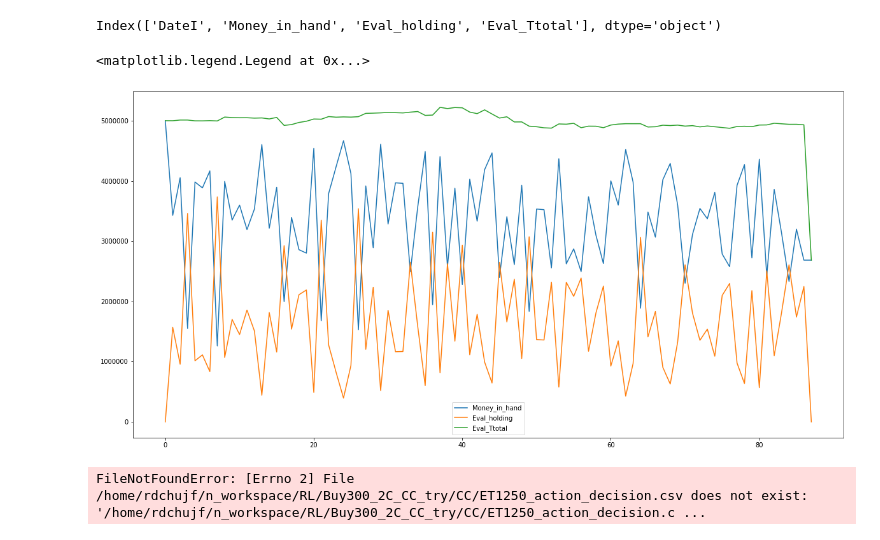
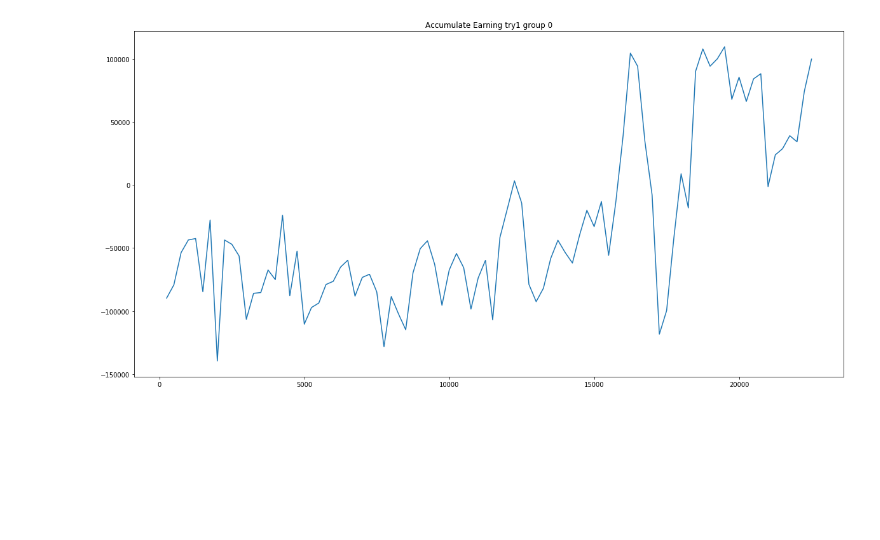
Before and after one commit to 1323767083/2020P3, a Jupyter notebook: Z_CC.ipynb, the cells around one changed output. Cells and saved outputs as stored; diff of their text form; code cells hidden in the pictures; blank space fills up the shorter version.

Commit message:
1.Multi CC group 2.add Buy_Strategy_multi_time_Direct_sell 3.add Eval_CC_ana.py to make the Z_CC.ipynb simple 4.add Tinpai_huaizhang support 5.Tinpai clean the step inform

```diff
--- a/Z_CC.ipynb
+++ b/Z_CC.ipynb
@@ -192,43 +1,8 @@ print (tb)
-# %%
-#plot eval value per day on given ET
-#fnwp="sftp://homeserver/home/rdchujf/n_workspace/RL/Buy300_2C_CC_try/CC/ET250_money_in_hand.csv"
-import os
-import pandas as pd
-import config as sc
-pd.options.display.float_format="{:,.2f}".format
-#system_name="Buy300_2CC_Scaler50_PolicyLossnew_shift001_RT_AV1"
-system_name="nr_b_noshift_NB5_JS_NFB_Deep_lrIncrease_10policy_32"
-ET=235000
-fnwp=os.path.join(sc.base_dir_RL_system,system_name,"CC","ET{0}_money_in_hand.csv".format(ET))
-df=pd.read_csv(fnwp)
-print (df.columns)
-%matplotlib inline
-import matplotlib
-import matplotlib.pyplot as plt
-plt.rcParams["figure.figsize"] = (20,10)
-
-for title in ["Money_in_hand","Eval_holding","Eval_Ttotal"]:
-    plt.plot(df[title], label=title)
-plt.legend()
-    #plt.plot(df["Money_in_hand"],)
-#plt.plot(df["Eval_holding"])
-#plt.plot(df["Eval_Ttotal"])
-# %% [output]
-Index(['DateI', 'Money_in_hand', 'Eval_holding', 'Eval_Ttotal'], dtype='object')
-<matplotlib.legend.Legend at 0x...>
-[figure, removed]
-# %%
-#analyse action
-fnwp="/home/rdchujf/n_workspace/RL/Buy300_2C_CC_try/CC/ET1250_action_decision.csv"
-df=pd.read_csv(fnwp)
-df.columns
-#['DateI', 'not_buy_due_sell', 'not_buy_due_limit','not_buy_due_low_profit', 'sell_due_low_profit']
-
-
-print (len(df.loc[0,"not_buy_due_sell"].split("_")))
-print (len(df.loc[0,"not_buy_due_limit"].split("_")))
-#print (df.loc[0,"not_buy_due_low_profit"])
-#print (len(df.loc[0,"sell_due_low_profit"].split("_")))
-df.loc[0]
-# %% [output]
-FileNotFoundError: [Errno 2] File /home/rdchujf/n_workspace/RL/Buy300_2C_CC_try/CC/ET1250_action_decision.csv does not exist: '/home/rdchujf/n_workspace/RL/Buy300_2C_CC_try/CC/ET1250_action_decision.c ...
+# %%
+#%matplotlib inline
+import importlib
+import Eval_CC_ana as ana
+importlib.reload(ana)
+ana.plot_1_experiment(system_name="try1", Eval_Group_idx=0)
+# %% [output]
+[figure, added]
```
Also changed, not shown: parts of 10 cells of this notebook, 5 other files.
